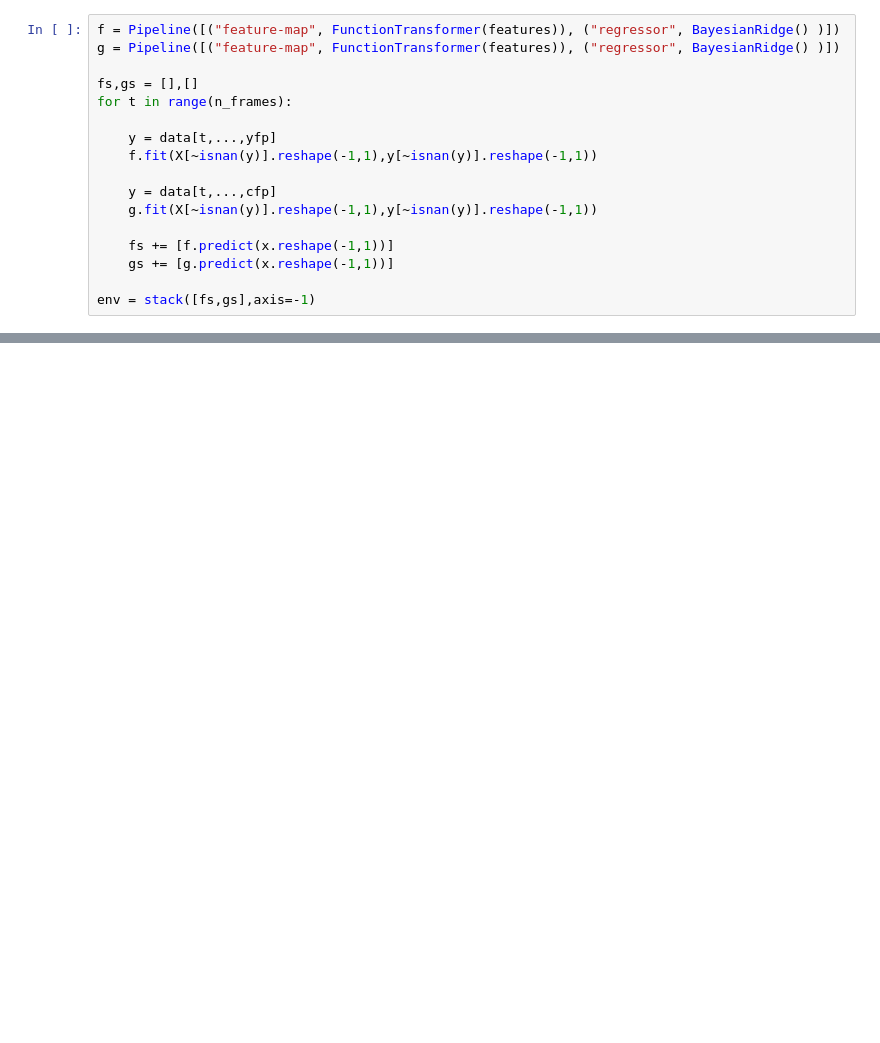
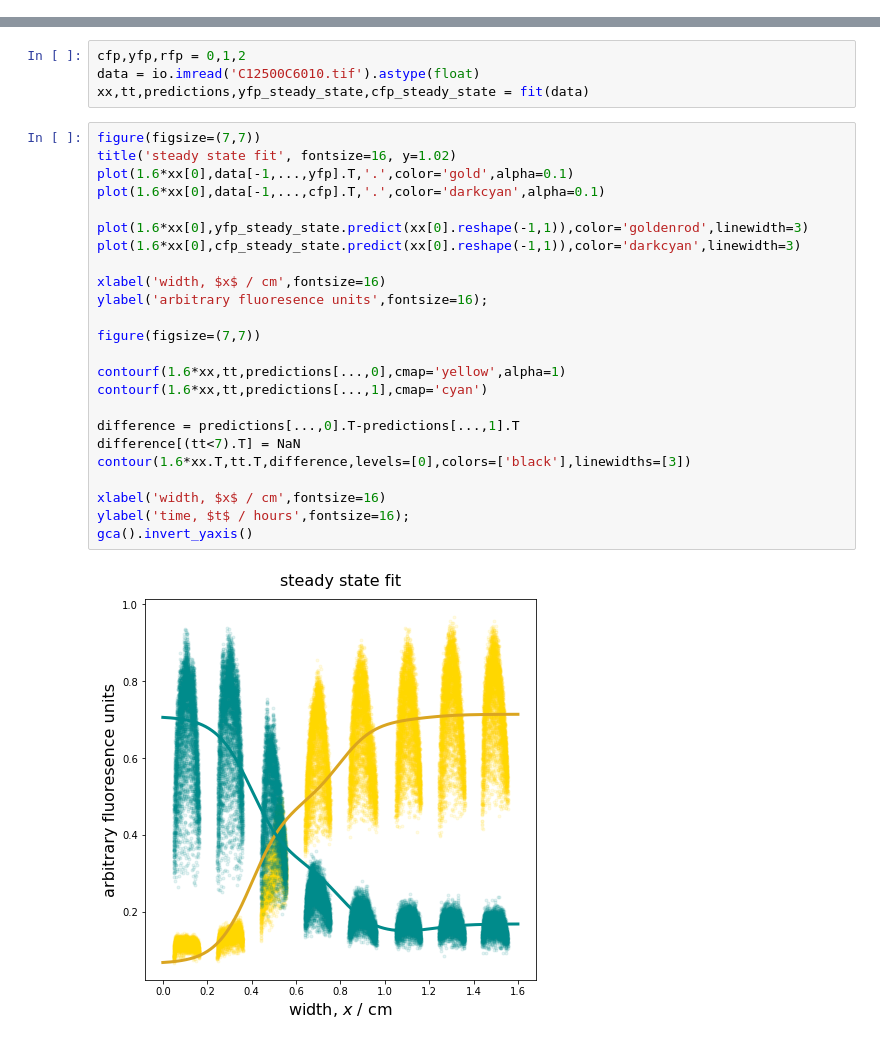
Before and after one commit to gszep/double-exclusive-reporter, a Jupyter notebook: data/spatial/whiteboard.ipynb, the cells around one changed output, grey strips where cells are left out. Cells and saved outputs as stored; diff of their text form; blank space fills up the shorter version.

```diff
--- a/data/spatial/whiteboard.ipynb
+++ b/data/spatial/whiteboard.ipynb
@@ -87,17 +0,0 @@ data[mask] = NaN
-# %%
-f = Pipeline([("feature-map", FunctionTransformer(features)), ("regressor", BayesianRidge() )])
-g = Pipeline([("feature-map", FunctionTransformer(features)), ("regressor", BayesianRidge() )])
-
-fs,gs = [],[]
-for t in range(n_frames):
-
-    y = data[t,...,yfp]
-    f.fit(X[~isnan(y)].reshape(-1,1),y[~isnan(y)].reshape(-1,1))
-
-    y = data[t,...,cfp]
-    g.fit(X[~isnan(y)].reshape(-1,1),y[~isnan(y)].reshape(-1,1))
-
-    fs += [f.predict(x.reshape(-1,1))]
-    gs += [g.predict(x.reshape(-1,1))]
-
-env = stack([fs,gs],axis=-1)
@@ -103,0 +65,30 @@ env = stack([fs,gs],axis=-1)
+# %%
+cfp,yfp,rfp = 0,1,2
+data = io.imread('C12500C6010.tif').astype(float)
+xx,tt,predictions,yfp_steady_state,cfp_steady_state = fit(data)
+# %%
+figure(figsize=(7,7))
+title('steady state fit', fontsize=16, y=1.02)
+plot(1.6*xx[0],data[-1,...,yfp].T,'.',color='gold',alpha=0.1)
+plot(1.6*xx[0],data[-1,...,cfp].T,'.',color='darkcyan',alpha=0.1)
+
+plot(1.6*xx[0],yfp_steady_state.predict(xx[0].reshape(-1,1)),color='goldenrod',linewidth=3)
+plot(1.6*xx[0],cfp_steady_state.predict(xx[0].reshape(-1,1)),color='darkcyan',linewidth=3)
+
+xlabel('width, $x$ / cm',fontsize=16)
+ylabel('arbitrary fluoresence units',fontsize=16);
+
+figure(figsize=(7,7))
+
+contourf(1.6*xx,tt,predictions[...,0],cmap='yellow',alpha=1)
+contourf(1.6*xx,tt,predictions[...,1],cmap='cyan')
+
+difference = predictions[...,0].T-predictions[...,1].T
+difference[(tt<7).T] = NaN
+contour(1.6*xx.T,tt.T,difference,levels=[0],colors=['black'],linewidths=[3])
+
+xlabel('width, $x$ / cm',fontsize=16)
+ylabel('time, $t$ / hours',fontsize=16);
+gca().invert_yaxis()
+# %% [output]
+[figure, added]
```
Also changed, not shown: parts of 11 cells of this notebook, 5 other files.
